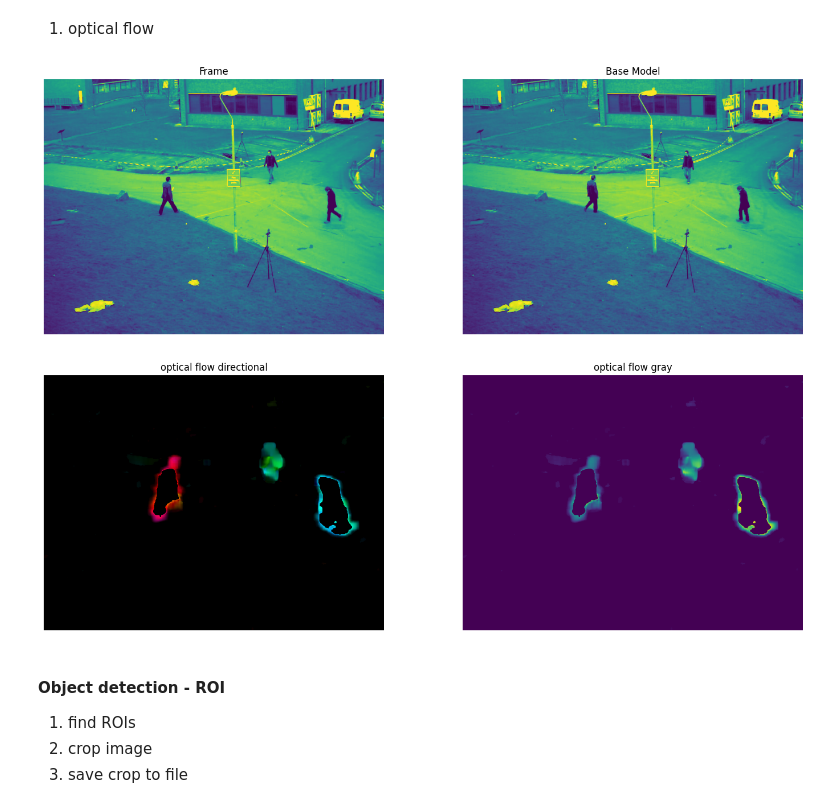
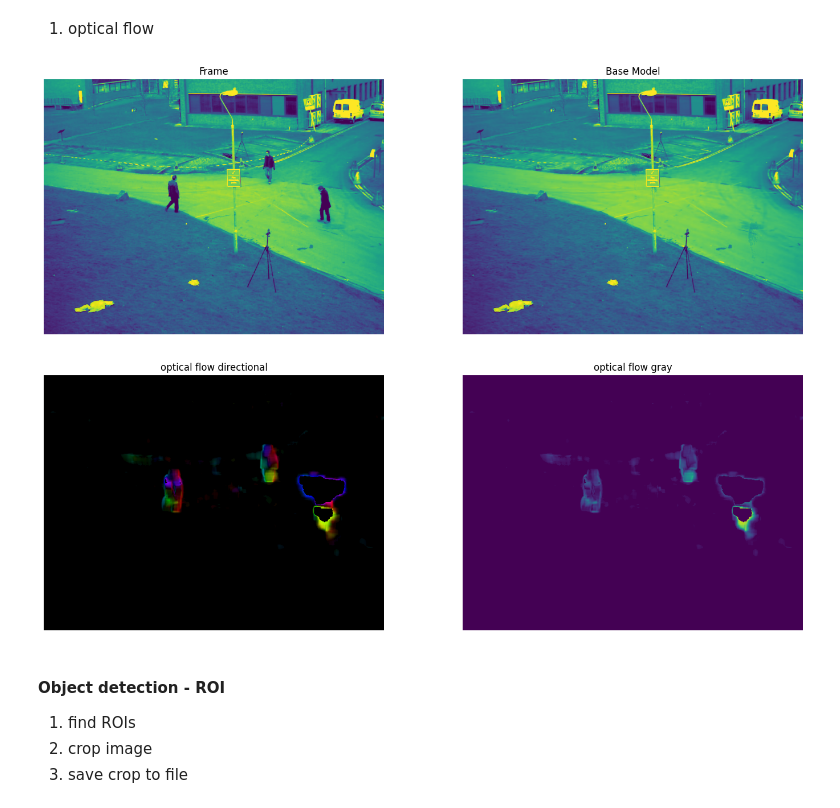
Before and after one commit to yishaiar/identify_static_video_changes, a Jupyter notebook: detecting_sudden_scene_change.ipynb, the cells around one changed output. Drawn from its saved outputs; the diff is of its cells as text; code cells hidden in the pictures.

Commit message:
added deep + background

```diff
--- a/detecting_sudden_scene_change.ipynb
+++ b/detecting_sudden_scene_change.ipynb
@@ -16,6 +16,8 @@ except NameError:
     save_path = f'{data_dir}\{video_fname.split(".")[0]}'
     frame_num = 3
     print('isMaster:', isMaster)
+    baseModel = 'MOG2'#'consecutive_frame'
+
 
 # from app.utils import *
 
@@ -51,0 +44,29 @@ if not isMaster:
+# %%
+if not isMaster:
+    next_rgb = loadFrame(save_path =f"{save_path}/{frame_num}.png")
+    if baseModel == 'consecutive_frame':  # consecutive frame used as background baseModel for change detection
+        baseModel_rgb = loadFrame(save_path = f"{save_path}/{frame_num-1}.png")
+    else:  # background model used for change detection
+        print(f'baseModel: {baseModel}')
+        baseModel_fname = os.path.join(f'{data_dir}\{video_fname.split(".")[0]}/background_models', f'background_model_{baseModel}.png')
+        baseModel_rgb = loadFrame(baseModel_fname)
+
+#         try:
+#     isMaster
+# except NameError:
+#     print('isMaster:', False)
+
+#     from app.dotenv import base_dir, data_dir
+#     from app.change_detect.background_baseline.background_subtractors import apply_bg_subtraction,save_background_model,methods
+#     import os
+
+
+#     video_fname = 'vtest.avi'
+#     save_path = f'{data_dir}\{video_fname.split(".")[0]}'
+
+#     # List all image files in both folders (can be the same folder)
+#     folder1_add,folder2_add = save_path,save_path
+#     background_models_add = f'{folder1_add}/background_models'  # Folder to save background models
+
+if not isMaster:
+    plotFrames(next_rgb,baseModel_rgb, str1 = f'Frame {frame_num}')
@@ -147,22 +171,22 @@ if not isMaster:
 # %%
 
 
 next_gray = grayFrame(next_rgb)
 baseModel_gray = grayFrame(baseModel_rgb)
 if not isMaster:
-    plotFrames(baseModel_gray, next_gray)
+    plotFrames(next_gray,baseModel_gray)
 
 # consecutive frame used as baseModel
 
 
 
 
 OpticalFlow_rgb,OpticalFlow_gray = opticalFlow(baseModel_gray, next_gray)
 if not isMaster:
     plotFrames(OpticalFlow_rgb,OpticalFlow_gray,'optical flow directional','optical flow gray')
 # %% [output]
-[figure, old version]
+[figure, new version]
-[figure, old version]
+[figure, new version]
 # %% [markdown]
 #### Object detection - ROI
 1. find ROIs
```
Also changed, not shown: parts of 4 cells of this notebook, 12 other files.
